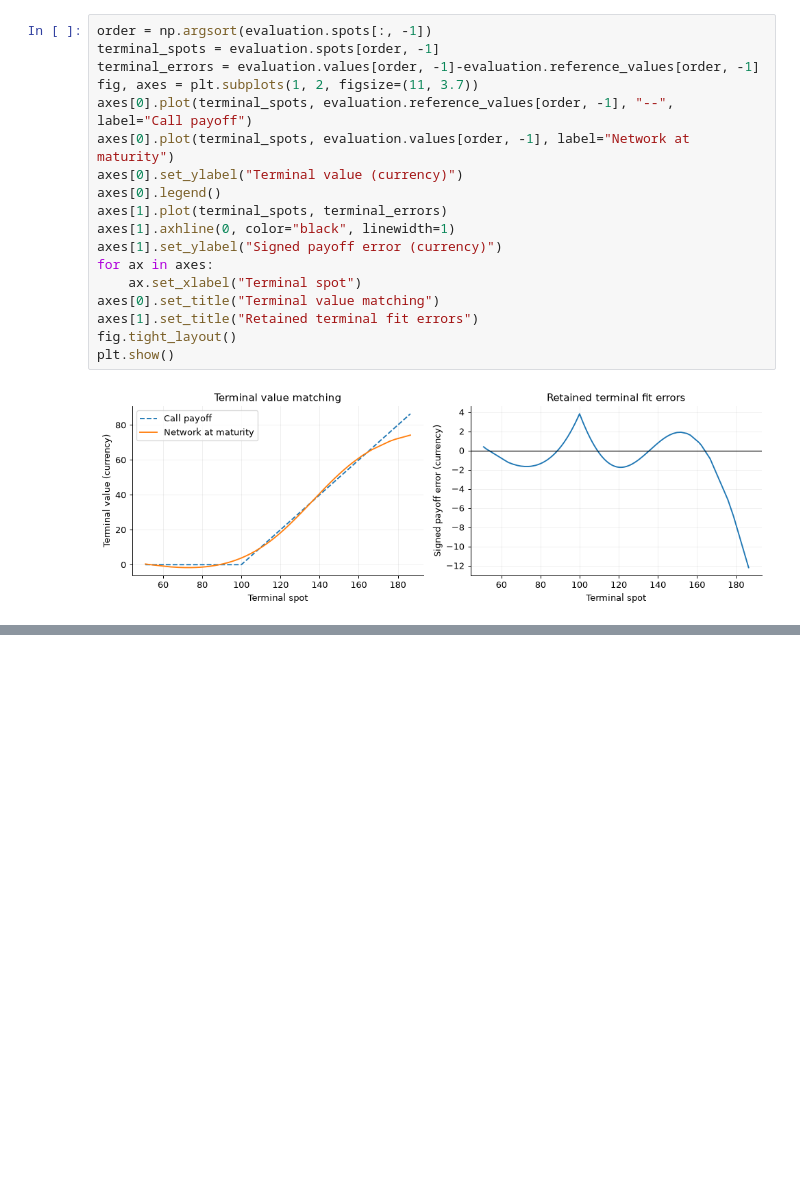
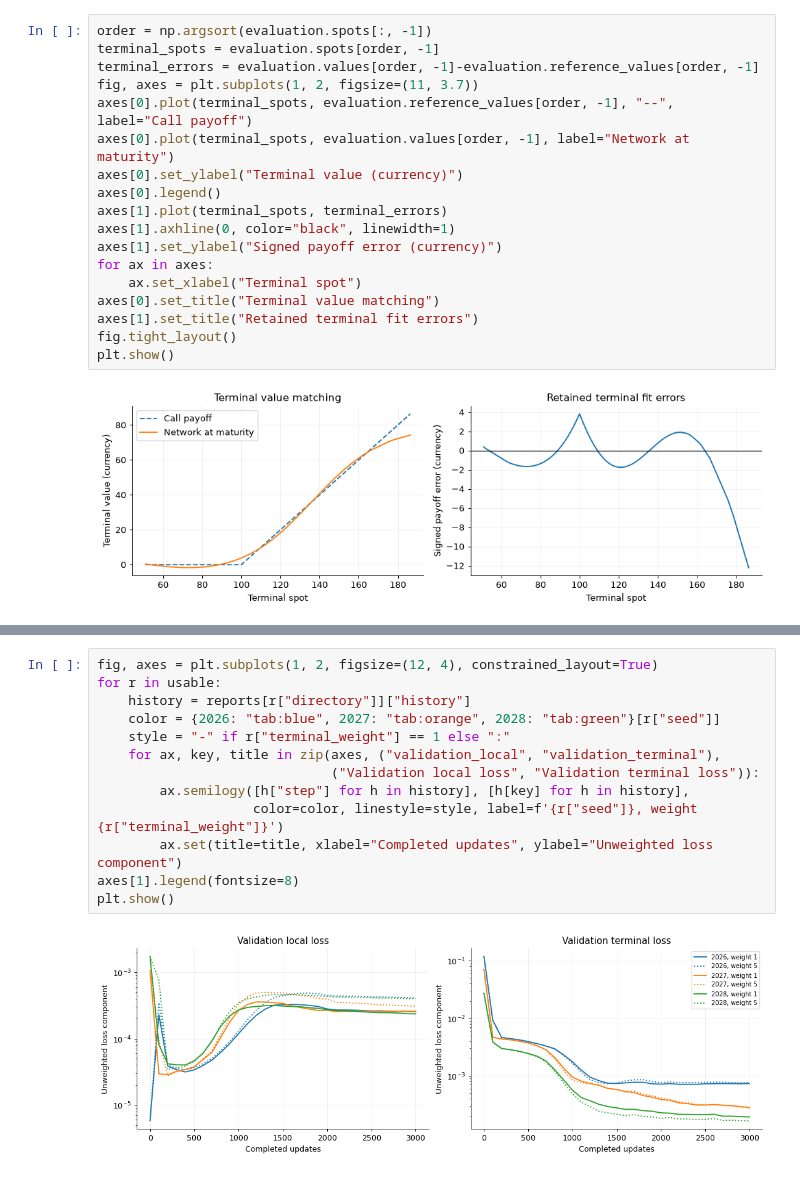
Before and after one commit to KVInator/deep-bsde-pricing, a Jupyter notebook: notebooks/03_neural_solvers.ipynb, the cells around one changed output, grey strips where cells are left out. Saved outputs shown, nothing was run; the diff lists cells and outputs as text; blank space fills up the shorter version.

```diff
--- a/notebooks/03_neural_solvers.ipynb
+++ b/notebooks/03_neural_solvers.ipynb
@@ -251,0 +375,15 @@ plt.show()
+# %%
+fig, axes = plt.subplots(1, 2, figsize=(12, 4), constrained_layout=True)
+for r in usable:
+    history = reports[r["directory"]]["history"]
+    color = {2026: "tab:blue", 2027: "tab:orange", 2028: "tab:green"}[r["seed"]]
+    style = "-" if r["terminal_weight"] == 1 else ":"
+    for ax, key, title in zip(axes, ("validation_local", "validation_terminal"),
+                              ("Validation local loss", "Validation terminal loss")):
+        ax.semilogy([h["step"] for h in history], [h[key] for h in history],
+                    color=color, linestyle=style, label=f'{r["seed"]}, weight {r["terminal_weight"]}')
+        ax.set(title=title, xlabel="Completed updates", ylabel="Unweighted loss component")
+axes[1].legend(fontsize=8)
+plt.show()
+# %% [output]
+[figure, added]
```
Also changed, not shown: parts of 11 cells of this notebook, 7 other files.
